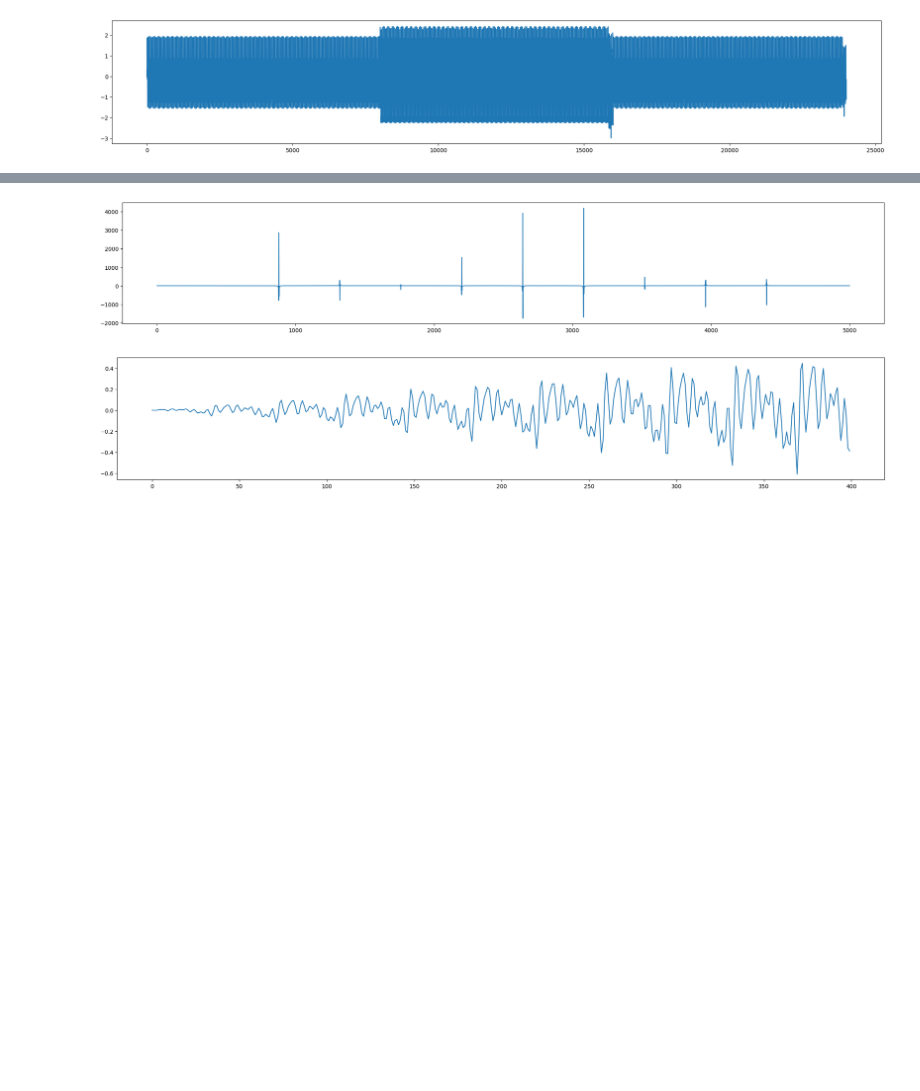
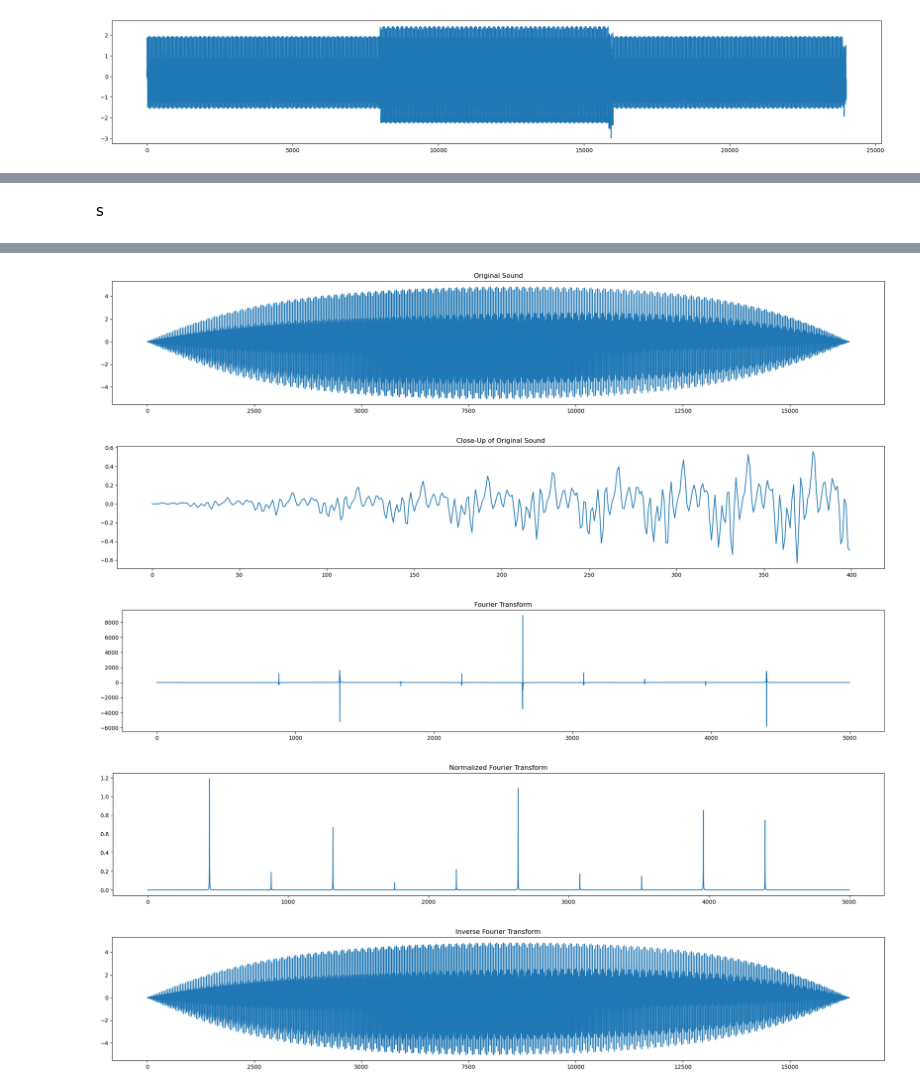
Before and after one commit to NDC227/IntroComputerMusic, a Jupyter notebook: sound_processing.ipynb, the cells around one changed output, grey strips where cells are left out. Saved outputs shown, nothing was run; the diff lists cells and outputs as text; code cells hidden in the pictures; blank space fills up the shorter version.

Commit message:
inverse fourier, refined filters

```diff
--- a/sound_processing.ipynb
+++ b/sound_processing.ipynb
@@ -79,5 +87,5 @@ def smooth_filter(y, smooth=0):
 # %%
-def generate_pitch_with_overtones(n_samples, sampling_rate, amp, freq, n_overtones=10, overtone_noise=0, strengths="harmonic", open=True):
+def generate_pitch_with_overtones(n_samples, sampling_rate, amp, freq, n_overtones=10, overtone_noise=0, offset=0, strengths="harmonic", open=True):
     _, composite_pitch = generate_sine_wave(freq, amp, n_samples, sampling_rate)
     for i in range(2, n_overtones + 1):
         overtone_frequency = freq * i + np.random.normal(0, overtone_noise)
@@ -90,7 +98,7 @@ def generate_pitch_with_overtones(n_samples, sampling_rate, amp, freq, n_overton
         else:
             overtone_strength = 0
         _, overtone_y = generate_sine_wave(overtone_frequency, overtone_strength, n_samples, sampling_rate)
-        composite_pitch = overlay_waves(composite_pitch, overtone_y, offset=20 * i, wrap=True)
+        composite_pitch = overlay_waves(composite_pitch, overtone_y, offset=offset * i, wrap=True)
     return np.arange(n_samples), composite_pitch
 # %%
 def soften_attack(y, softness=0.1):
@@ -160,3 +155,15 @@ def fast_fourier_transform(y):
+# %%
+def fourier_transform(y, numpy=True):
+    if numpy:
+        return np.fft.fft(y)
+    else:
+        return y
+# %%
+def inverse_fourier_transform(y, numpy=True):
+    if numpy:
+        return np.fft.ifft(y)
+    else:
+        return y
 # %%
 SAMPLING_RATE = 16384
 N_SAMPLES = 16384
@@ -197,22 +204,44 @@ ipd.Audio(composite_a4_y, rate=16_000)
+# %% [markdown]
+s
 # %%
+# All about Fourier Transform!
 SAMPLING_RATE = 16384
 N_SAMPLES = 16384
 PITCH_FREQUENCY = 440
 
-_, single_a4 = generate_pitch_with_overtones(N_SAMPLES, SAMPLING_RATE, amp=1, freq=440, n_overtones=10, strengths="random", overtone_noise=0.1)
+_, single_a4 = generate_pitch_with_overtones(N_SAMPLES, SAMPLING_RATE, amp=1, freq=440, n_overtones=10, offset=20, strengths="random", overtone_noise=0.1)
 single_a4 = soften_attack(single_a4, 0.1)
 single_a4 = soften_release(single_a4, 0.1)
 
-fourier_a4 = np.fft.fft(single_a4)
+fourier_a4 = fourier_transform(single_a4)
+inverse_fourier = inverse_fourier_transform(fourier_a4)
+normalized_fourier_a4 = np.abs(fourier_a4) / (N_SAMPLES / 2)
+
+plt.figure(figsize=(25,4))
+plt.plot(np.arange(len(single_a4)), single_a4)
+plt.title("Original Sound")
+
+plt.figure(figsize=(25,4))
+plt.plot(np.arange(len(single_a4))[:400], single_a4[:400])
+plt.title("Close-Up of Original Sound")
 
 plt.figure(figsize=(25,4))
 plt.plot(np.arange(len(fourier_a4) // 2)[:5000], fourier_a4[:5000])
+plt.title("Fourier Transform")
 
 plt.figure(figsize=(25,4))
-plt.plot(np.arange(len(single_a4))[:400], single_a4[:400])
+plt.plot(np.arange(len(normalized_fourier_a4) // 2)[:5000], normalized_fourier_a4[:5000])
+plt.title("Normalized Fourier Transform")
+
+plt.figure(figsize=(25,4))
+plt.plot(np.arange(len(inverse_fourier)), inverse_fourier)
+plt.title("Inverse Fourier Transform")
 
 ipd.Audio(single_a4, rate=16_000)
 # %% [output]
 [interactive output not drawn]
-[figure, old version]
+[figure, new version]
-[figure, old version]
+[figure, new version]
+[figure, added]
+[figure, added]
+[figure, added]
```
Also changed, not shown: parts of 10 cells of this notebook.
